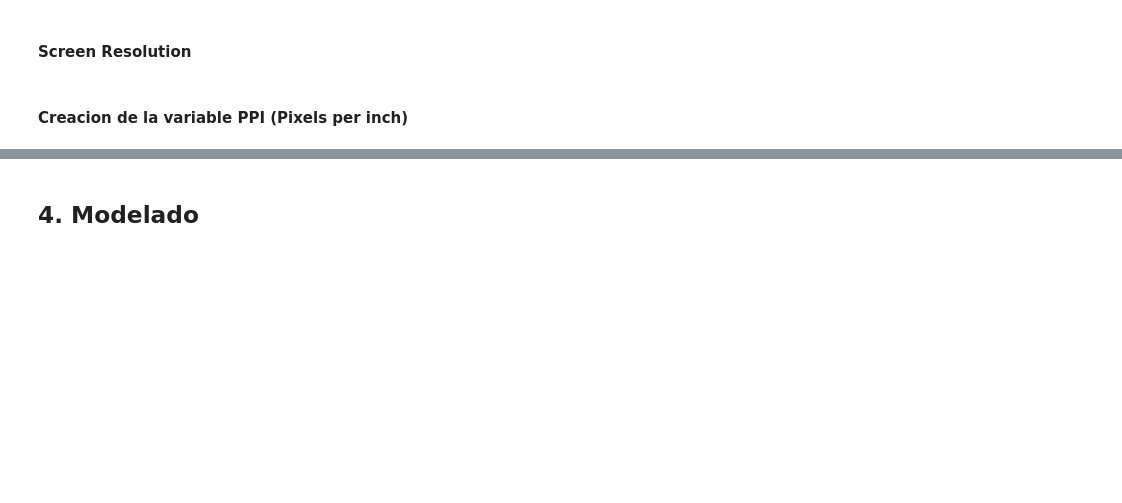
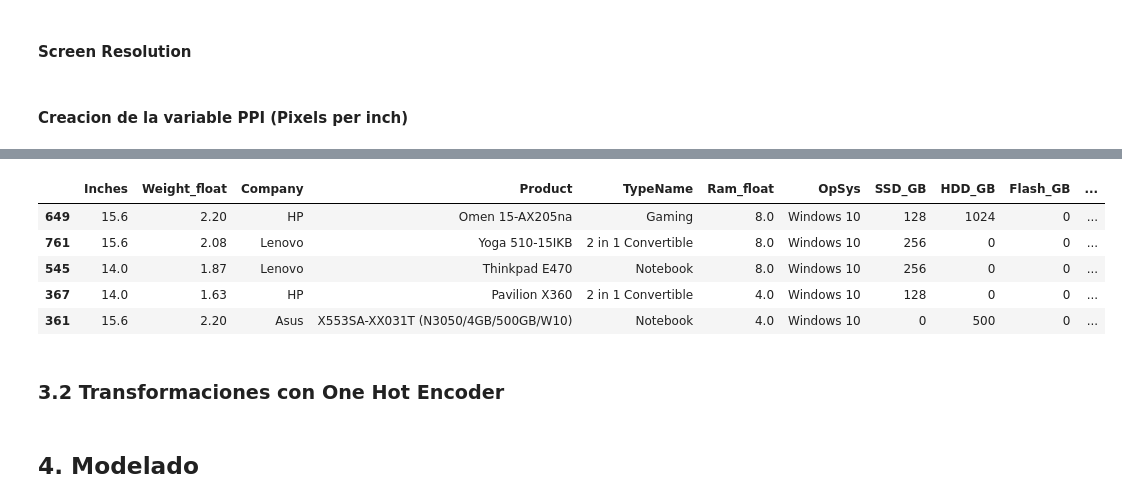
Before and after one commit to willwalker7/Kaggle-Competition-WW, a Jupyter notebook: TC_04_Sprint_12_Kaggle/TC-Kaggle_submission.ipynb, the cells around one changed output, grey strips where cells are left out. Cells and saved outputs as stored; diff of their text form; code cells hidden in the pictures; blank space fills up the shorter version.

```diff
--- a/TC_04_Sprint_12_Kaggle/TC-Kaggle_submission.ipynb
+++ b/TC_04_Sprint_12_Kaggle/TC-Kaggle_submission.ipynb
@@ -505,0 +548,11 @@ cols_to_remove = ["Memory", "Cpu", "ScreenResolution"]
+# %%
+X_test.head()
+# %% [output]
+|  | Inches | Weight_float | Company | Product | TypeName | Ram_float | OpSys | SSD_GB | HDD_GB | Flash_GB | ... |
+| 649 | 15.6 | 2.20 | HP | Omen 15-AX205na | Gaming | 8.0 | Windows 10 | 128 | 1024 | 0 | ... |
+| 761 | 15.6 | 2.08 | Lenovo | Yoga 510-15IKB | 2 in 1 Convertible | 8.0 | Windows 10 | 256 | 0 | 0 | ... |
+| 545 | 14.0 | 1.87 | Lenovo | Thinkpad E470 | Notebook | 8.0 | Windows 10 | 256 | 0 | 0 | ... |
+| 367 | 14.0 | 1.63 | HP | Pavilion X360 | 2 in 1 Convertible | 4.0 | Windows 10 | 128 | 0 | 0 | ... |
+| 361 | 15.6 | 2.20 | Asus | X553SA-XX031T (N3050/4GB/500GB/W10) | Notebook | 4.0 | Windows 10 | 0 | 500 | 0 | ... |
+# %% [markdown]
+### 3.2 Transformaciones con One Hot Encoder
```
Also changed, not shown: parts of 46 cells of this notebook, 1 other file.
